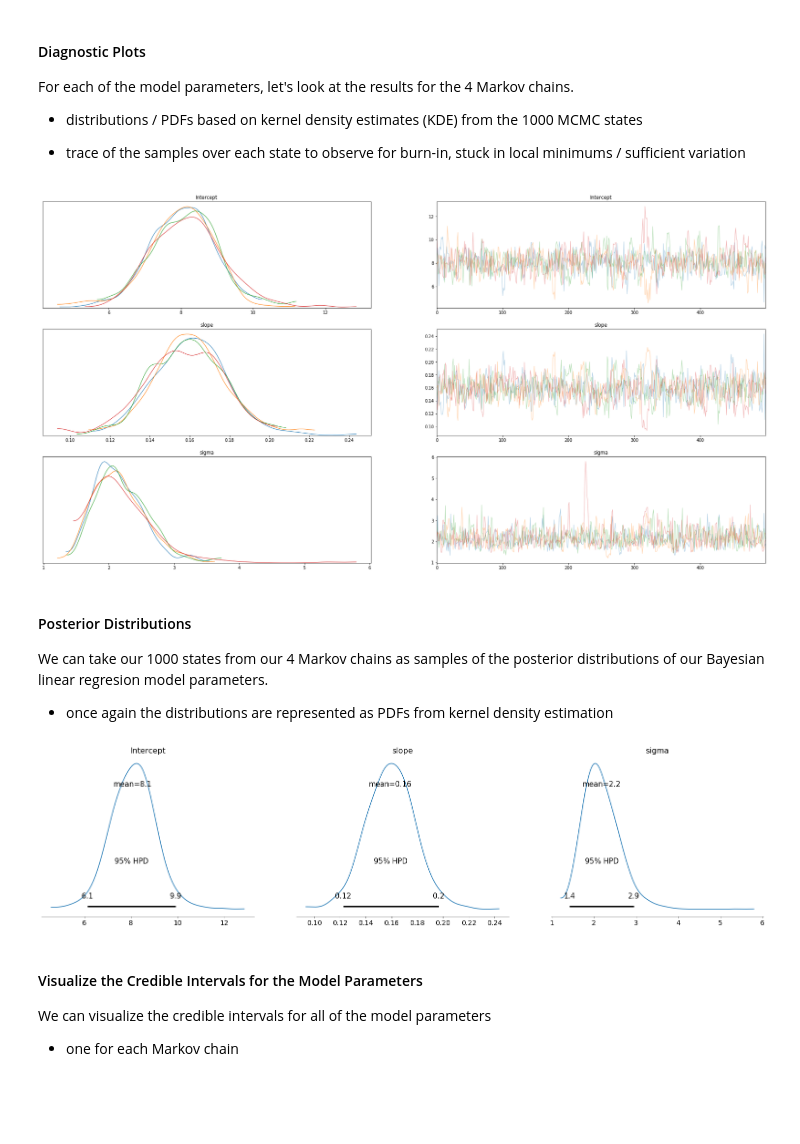
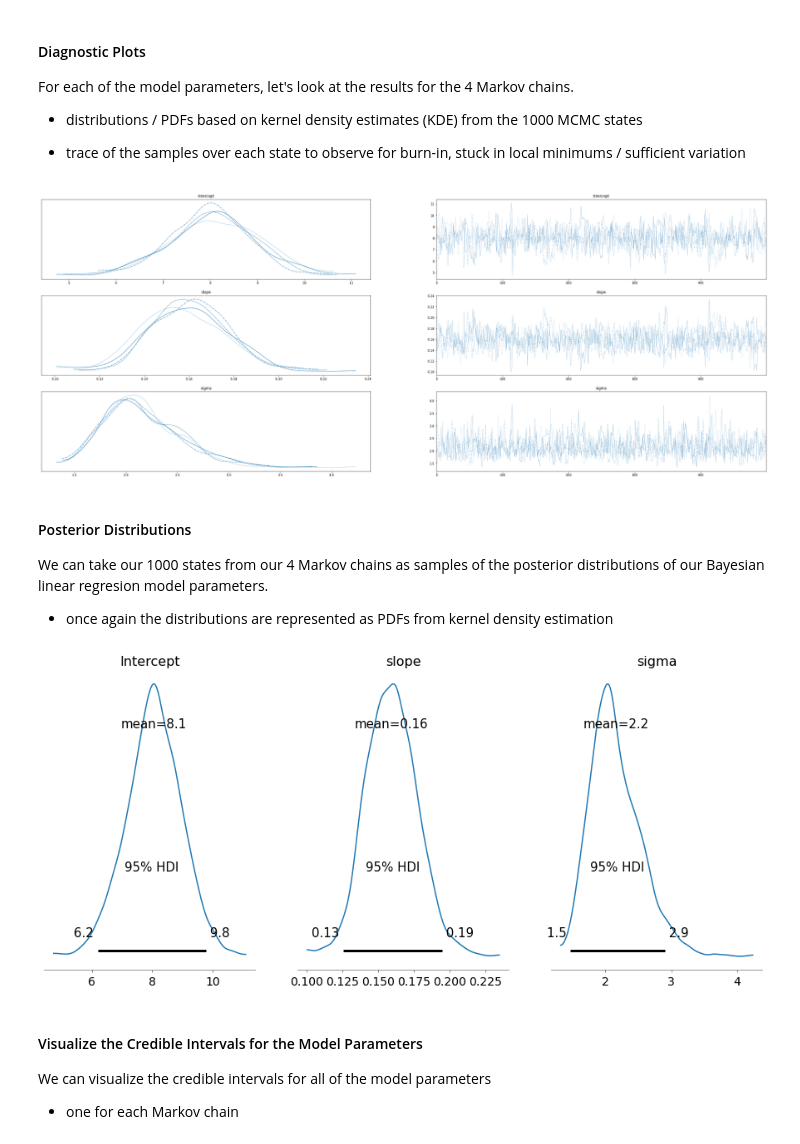
Before and after one commit to GeostatsGuy/PythonNumericalDemos, a Jupyter notebook: SubsurfaceDataAnalytics_BayesianRegression.ipynb, the cells around one changed output. Cells and saved outputs as stored; diff of their text form; code cells hidden in the pictures; blank space fills up the shorter version.

```diff
--- a/SubsurfaceDataAnalytics_BayesianRegression.ipynb
+++ b/SubsurfaceDataAnalytics_BayesianRegression.ipynb
@@ -193,7 +201,7 @@ with pm.Model() as linear_all_data:
     step = pm.NUTS(target_accept = 0.95) # use the No-U-Turn Sampler (NUTS) for Markov Chains Monte Carlo MCMC, addaptive step size
 
     # Posterior distribution
-    linear_trace_all_data = pm.sample(draws = 500, tune = 500, step = step, random_seed = seed)
+    linear_trace_all_data = pm.sample(draws = 500, tune = 500, step = step, random_seed = seed, return_inferencedata = True)
     #linear_trace_all_data = pm.sample(draws = 500, tune = 500, step = step, random_seed = seed,discard_tuned_samples = False)
 # %% [output]
 Multiprocess sampling (4 chains in 4 jobs)
@@ -241,11 +257,13 @@ For each of the model parameters, let's look at the results for the 4 Markov cha
 
 * trace of the samples over each state to observe for burn-in, stuck in local minimums / sufficient variation
 # %%
-pm.traceplot(linear_trace_all_data)
-plt.subplots_adjust(left=0.0, bottom=0.0, right=2.0, top=2.0, wspace=0.2, hspace=0.2)
+with linear_all_data:
+    pm.plot_trace(linear_trace_all_data, figsize = (16,12))
+
+plt.subplots_adjust(left=0.0, bottom=0.0, right=2.0, top=1.0, wspace=0.2, hspace=0.2)
 plt.show()
 # %% [output]
-[figure, old version]
+[figure, new version]
 # %% [markdown]
 #### Posterior Distributions
 
@@ -253,12 +271,13 @@ We can take our 1000 states from our 4 Markov chains as samples of the posterior
 
 * once again the distributions are represented as PDFs from kernel density estimation
 # %%
-pm.plot_posterior(linear_trace_all_data, credible_interval = 0.95)
+with linear_all_data:
+    pm.plot_posterior(linear_trace_all_data,hdi_prob = 0.95, figsize = (12,5))
 
 plt.subplots_adjust(left=0.0, bottom=0.0, right=1.0, top=1.0, wspace=0.2, hspace=0.2)
 plt.show()
 # %% [output]
-[figure, old version]
+[figure, new version]
 # %% [markdown]
 #### Visualize the Credible Intervals for the Model Parameters
 
```
Also changed, not shown: parts of 9 cells of this notebook.
